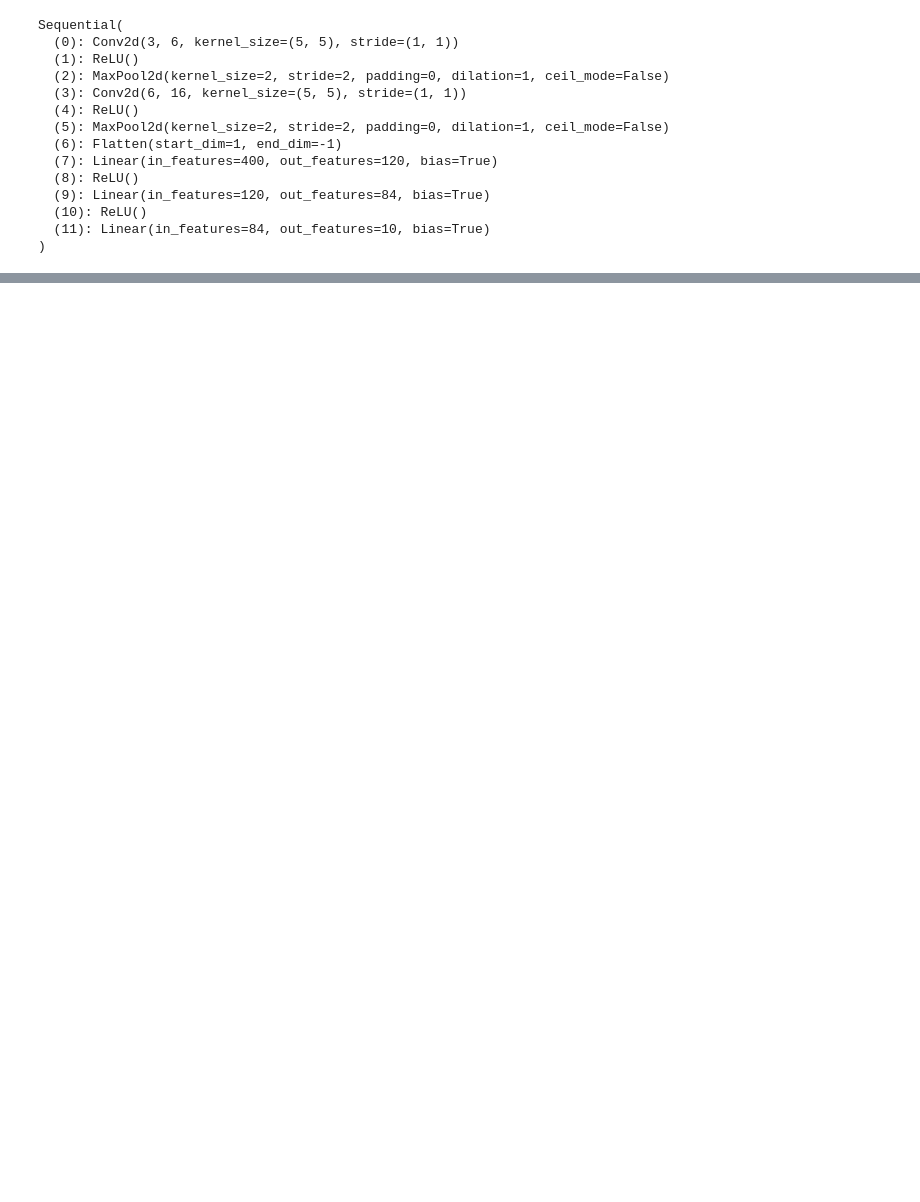
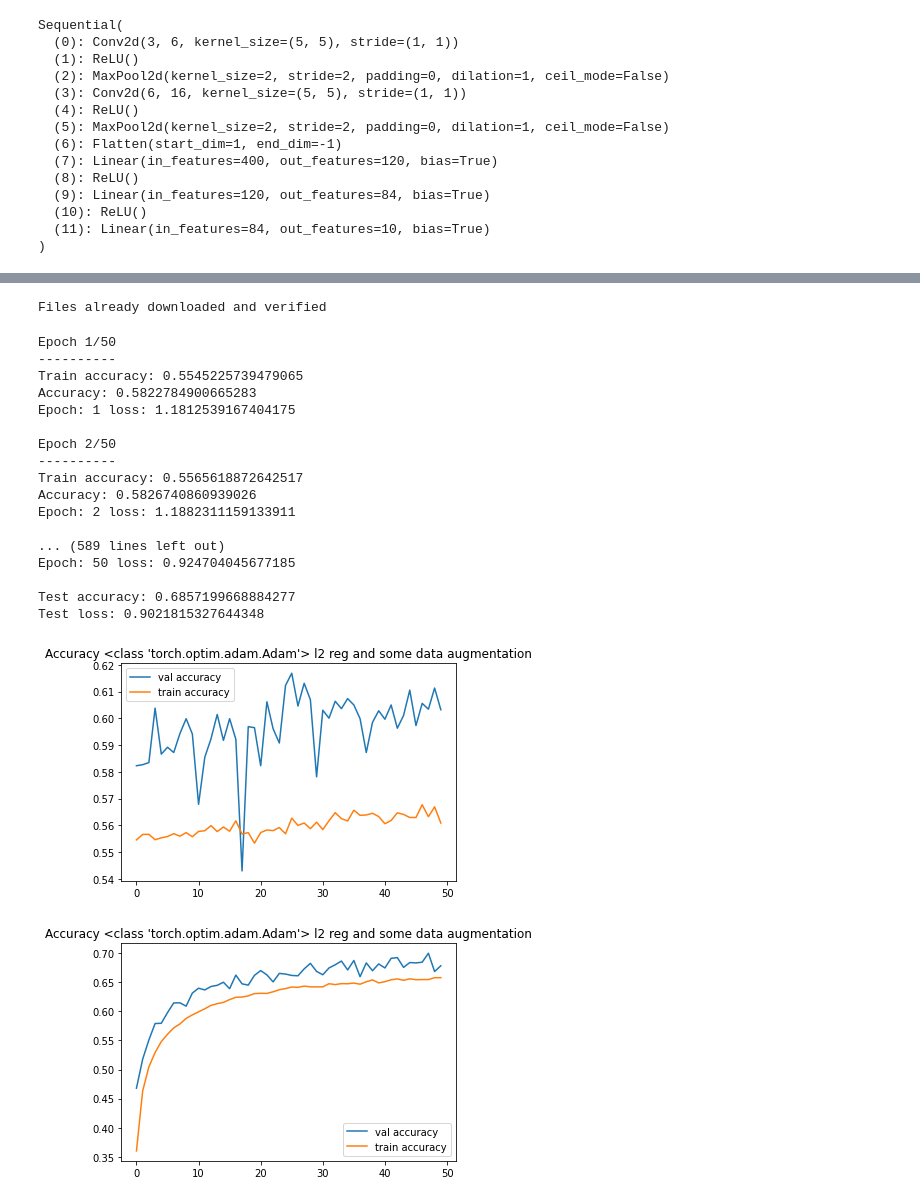
Before and after one commit to ErikHys/INF265, a Jupyter notebook: Weekly's/week6.ipynb, the cells around one changed output, grey strips where cells are left out. Cells and saved outputs as stored; diff of their text form; code cells hidden in the pictures; blank space fills up the shorter version.

```diff
--- a/Weekly's/week6.ipynb
+++ b/Weekly's/week6.ipynb
@@ -194,0 +208,55 @@ TypeError: Cannot handle this data type: (1, 1, 32, 3), |u1
+# %%
+train_set = torchvision.datasets.CIFAR10(root="../Data/CIFAR10/", train=True, download=True, transform=preprocessor_aug)
+train_loader = DataLoader(train_set, batch_size=32, shuffle=True, num_workers=1, pin_memory=True)
+
+
+model = torch.nn.Sequential(
+    torch.nn.Conv2d(3, 6, 5, 1),
+    torch.nn.ReLU(),
+    torch.nn.MaxPool2d(2, 2),
+    torch.nn.Conv2d(6, 16, 5, 1),
+    torch.nn.ReLU(),
+    torch.nn.MaxPool2d(2, 2),
+    torch.nn.Flatten(),
+    torch.nn.Linear(400, 120),
+    torch.nn.ReLU(),
+    torch.nn.Linear(120, 84),
+    torch.nn.ReLU(),
+    torch.nn.Linear(84, 10)
+)
+opti = [torch.optim.Adam(model.parameters(), lr=0.001, weight_decay=0.01),
+       torch.optim.Adam(model.parameters(), lr=0.001, weight_decay=0.001)]
+# %% [output]
+Files already downloaded and verified
+# %%
+model.to(dev)
+for opt in opti:
+    a, b, c, d = fit(50, model, loss_func, opt, train_loader, val_loader, test_loader)
+    plt.plot(a, label="val accuracy")
+    plt.plot(c, label="train accuracy")
+    plt.legend()
+    plt.title("Accuracy " + str(type(opt)) + " l2 reg and some data augmentation")
+    plt.show()
+    for layer in model.children():
+        if hasattr(layer, 'reset_parameters'):
+            layer.reset_parameters()
+# %% [output]
+Epoch 1/50
+----------
+Train accuracy: 0.5545225739479065
+Accuracy: 0.5822784900665283
+Epoch: 1 loss: 1.1812539167404175
+
+Epoch 2/50
+----------
+Train accuracy: 0.5565618872642517
+Accuracy: 0.5826740860939026
+Epoch: 2 loss: 1.1882311159133911
+
+... (589 lines left out)
+Epoch: 50 loss: 0.924704045677185
+
+Test accuracy: 0.6857199668884277
+Test loss: 0.9021815327644348
+[figure, added]
+[figure, added]
```
Also changed, not shown: parts of 8 cells of this notebook, 1 other file.
